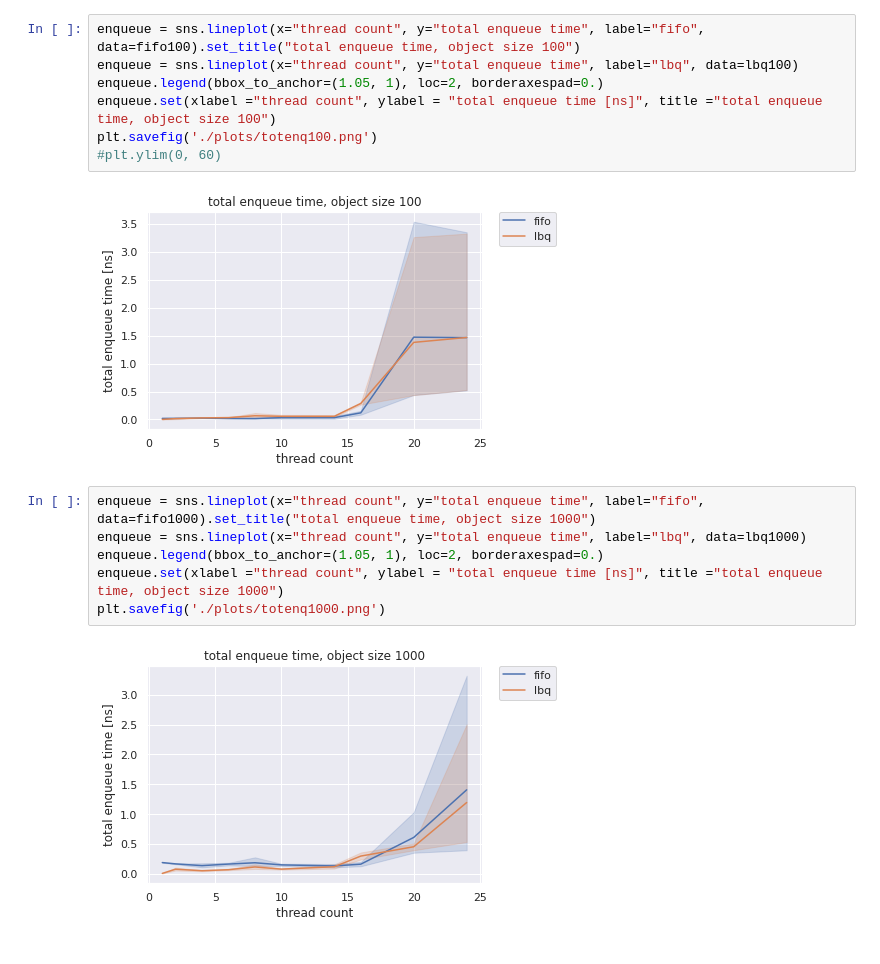
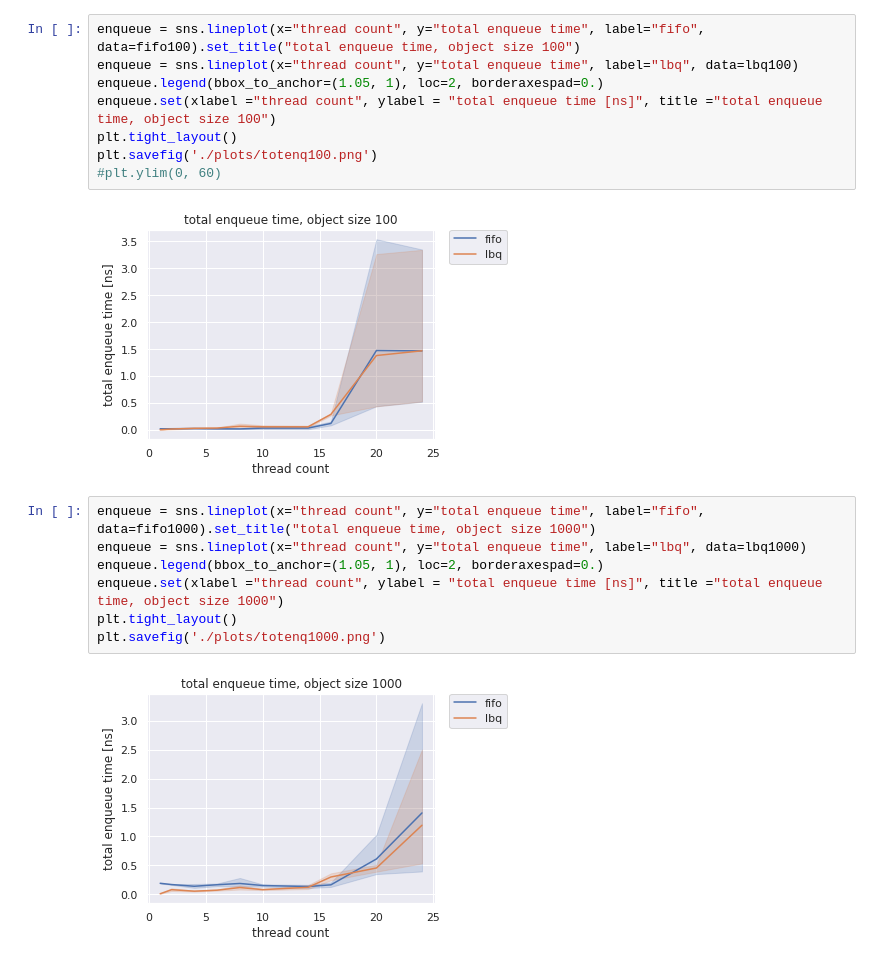
Before and after one commit to hitimr/mp_fifo_queue, a Jupyter notebook: scripts/plots _v02.ipynb, the cells around one changed output. Saved outputs shown, nothing was run; the diff lists cells and outputs as text.

```diff
--- a/scripts/plots _v02.ipynb
+++ b/scripts/plots _v02.ipynb
@@ -68,20 +82,22 @@ lbq1000000 = lbq.loc[lbq['object count'] == 1000000]
 # %%
 enqueue = sns.lineplot(x="thread count", y="total enqueue time", label="fifo", data=fifo100).set_title("total enqueue time, object size 100")
 enqueue = sns.lineplot(x="thread count", y="total enqueue time", label="lbq", data=lbq100)
 enqueue.legend(bbox_to_anchor=(1.05, 1), loc=2, borderaxespad=0.)
 enqueue.set(xlabel ="thread count", ylabel = "total enqueue time [ns]", title ="total enqueue time, object size 100")
+plt.tight_layout()
 plt.savefig('./plots/totenq100.png')
 #plt.ylim(0, 60)
 # %% [output]
-[figure, old version]
+[figure, new version]
 # %%
 enqueue = sns.lineplot(x="thread count", y="total enqueue time", label="fifo", data=fifo1000).set_title("total enqueue time, object size 1000")
 enqueue = sns.lineplot(x="thread count", y="total enqueue time", label="lbq", data=lbq1000)
 enqueue.legend(bbox_to_anchor=(1.05, 1), loc=2, borderaxespad=0.)
 enqueue.set(xlabel ="thread count", ylabel = "total enqueue time [ns]", title ="total enqueue time, object size 1000")
+plt.tight_layout()
 plt.savefig('./plots/totenq1000.png')
 # %% [output]
-[figure, old version]
+[figure, new version]
 # %%
 enqueue = sns.lineplot(x="thread count", y="total enqueue time", label="fifo", data=fifo10000).set_title("total enqueue time, object size 10000")
 enqueue = sns.lineplot(x="thread count", y="total enqueue time", label="lbq", data=lbq10000)
```
Also changed, not shown: parts of 13 cells of this notebook, 24 other files.
